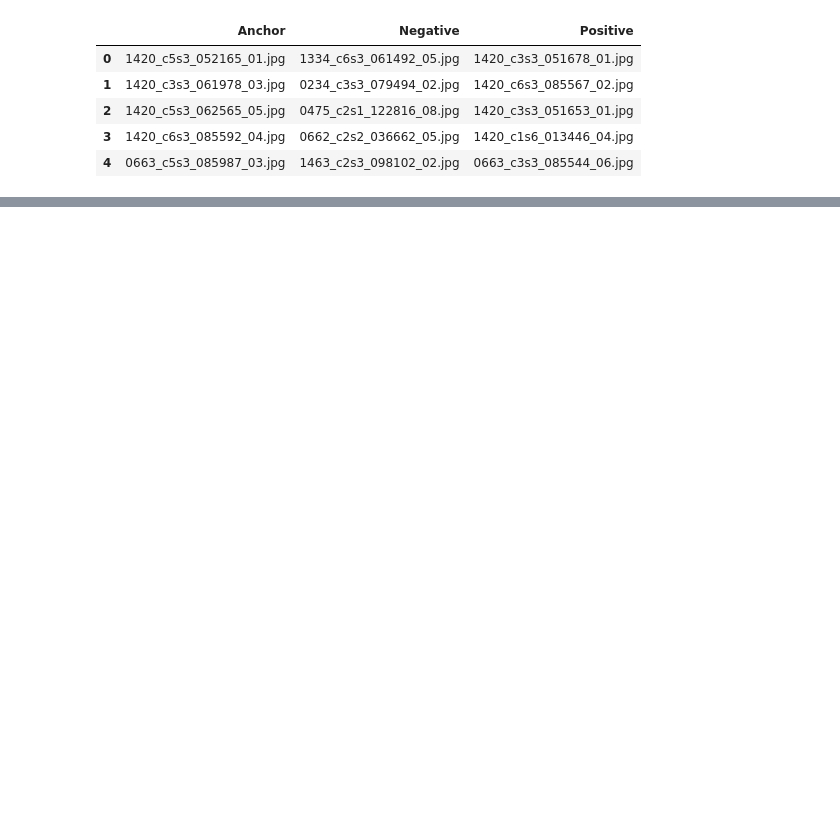
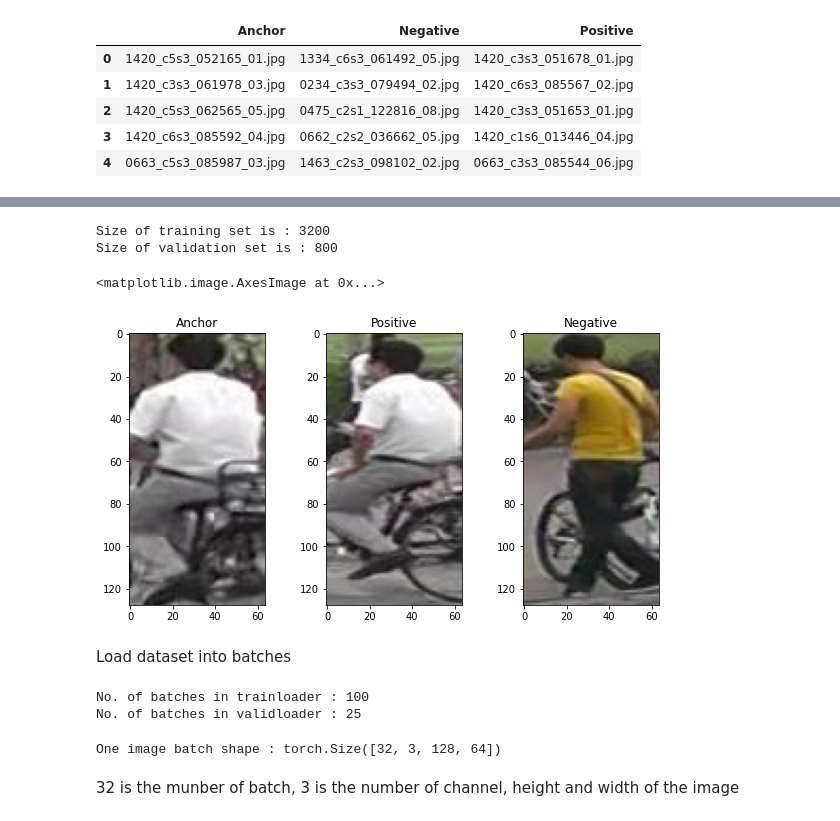
Before and after one commit to dhwanijhawan/DeepLearning, a Jupyter notebook: siamese.ipynb, the cells around one changed output, grey strips where cells are left out. Drawn from its saved outputs; the diff is of its cells as text; code cells hidden in the pictures; blank space fills up the shorter version.

```diff
--- a/siamese.ipynb
+++ b/siamese.ipynb
@@ -70,0 +114,51 @@ df.head()
+# %%
+class apn_dataset(Dataset):
+
+  def __init__(self, df):
+    self.df = df
+
+  def __len__(self):
+    return len(self.df)
+
+  def __getitem__(self, idx):
+    row = self.df.iloc[idx]
+
+    a_img = io.imread(data_dir + row.Anchor)
+    p_img = io.imread(data_dir + row.Positive)
+    n_img = io.imread(data_dir + row.Negative)
+
+    # converting numpy array to torch tensor. Channel Height and width
+
+    a_img = torch.from_numpy(a_img).permute(2,0,1)/255.0
+    p_img = torch.from_numpy(p_img).permute(2,0,1)/255.0
+    n_img = torch.from_numpy(n_img).permute(2,0,1)/255.0
+
+    return a_img,p_img,n_img
+# %%
+trainset = apn_dataset(train_df)
+validset = apn_dataset(valid_df)
+
+print(f"Size of training set is : {len(trainset)}")
+print(f"Size of validation set is : {len(validset)}")
+# %% [output]
+Size of training set is : 3200
+Size of validation set is : 800
+# %%
+idx = 1000
+a,p,n = trainset[idx]
+
+f, (ax1, ax2, ax3) = plt.subplots(1,3,figsize= (10,5))
+
+ax1.set_title('Anchor')
+ax1.imshow(a.numpy().transpose((1,2,0)), cmap = 'gray')
+
+ax2.set_title('Positive')
+ax2.imshow(p.numpy().transpose((1,2,0)), cmap = 'gray')
+
+ax3.set_title('Negative')
+ax3.imshow(n.numpy().transpose((1,2,0)), cmap = 'gray')
+# %% [output]
+<matplotlib.image.AxesImage at 0x...>
+[figure, added]
+# %% [markdown]
+Load dataset into batches
@@ -70,0 +168,15 @@ df.head()
+# %%
+print(f"No. of batches in trainloader : {len(trainloader)}")
+print(f"No. of batches in validloader : {len(validloader)}")
+# %% [output]
+No. of batches in trainloader : 100
+No. of batches in validloader : 25
+# %%
+for a,p,n in trainloader:
+  break;
+
+print(f"One image batch shape : {a.shape}")
+# %% [output]
+One image batch shape : torch.Size([32, 3, 128, 64])
+# %% [markdown]
+32 is the munber of batch, 3 is the number of channel, height and width of the image
```
Also changed, not shown: parts of 36 cells of this notebook.
